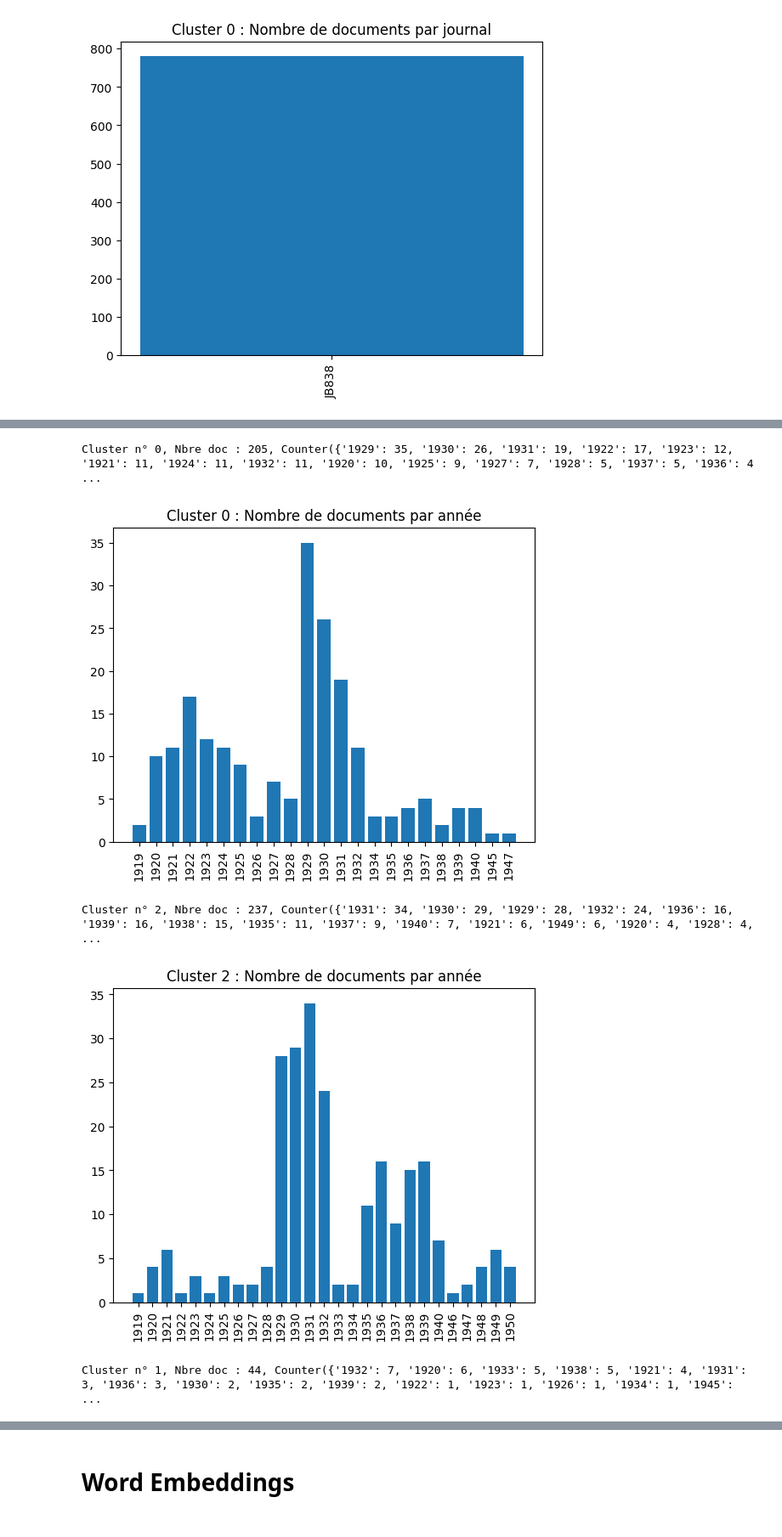
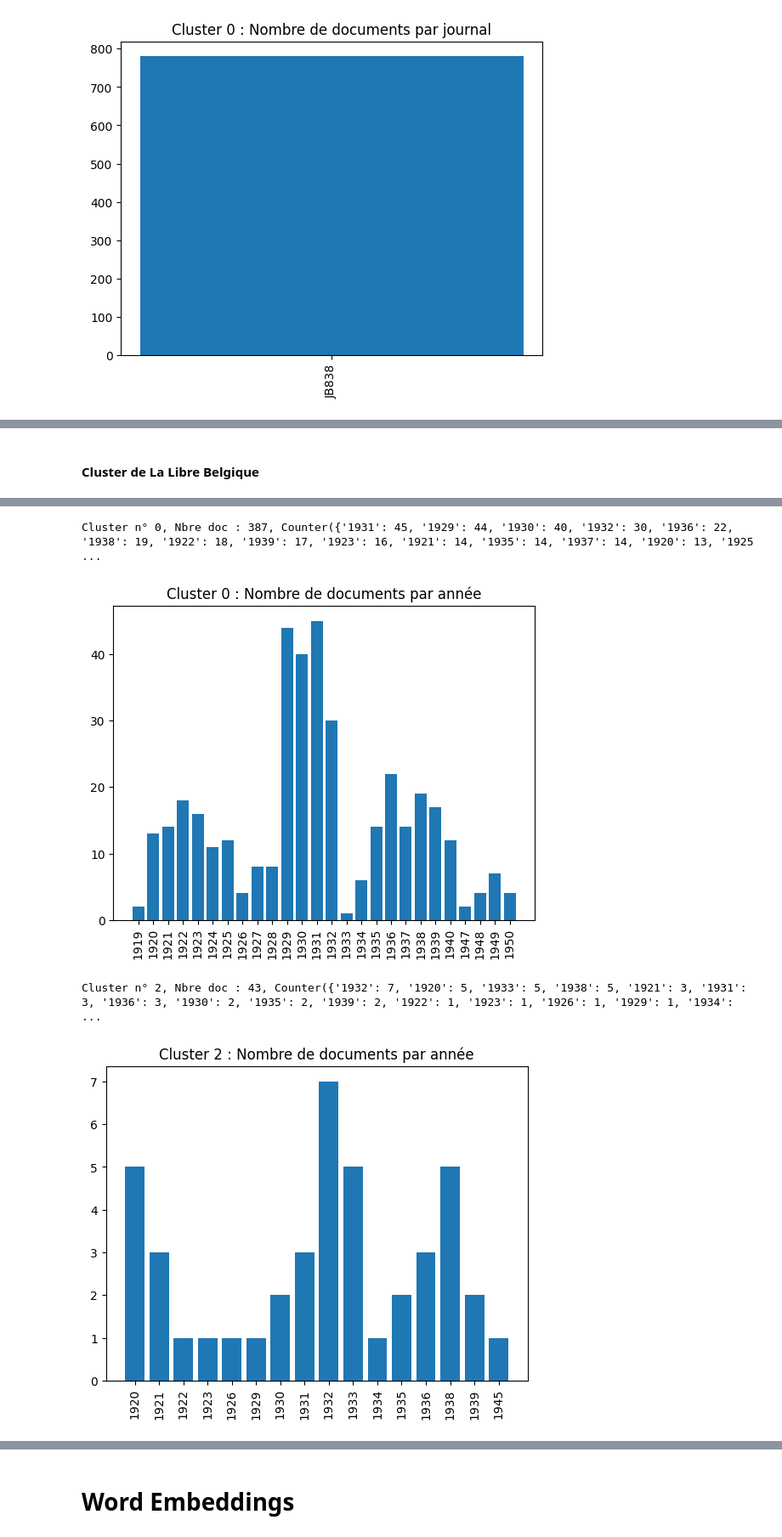
Before and after one commit to glm-q/tac, a Jupyter notebook: tp4/tp4_notebook.ipynb, the cells around one changed output, grey strips where cells are left out. Shown at 85% size. Drawn from its saved outputs; the diff is of its cells as text; code cells hidden in the pictures.

Commit message:
clustering + output

```diff
--- a/tp4/tp4_notebook.ipynb
+++ b/tp4/tp4_notebook.ipynb
@@ -555,15 +698,15 @@ for i in nomAnnees :
 
     print(i)
     print("Personnes :")
-    for person, freq in sorted_people[:5]:
+    for person, freq in sorted_people[:10]:
         print(f"{person} apparait {freq} fois dans le corpus")
 
     print("Lieux :")
-    for place, freq in sorted_places[:5]:
+    for place, freq in sorted_places[:10]:
         print(f"{place} apparait {freq} fois dans le corpus")
 
     print("Organisations :")
-    for orga, freq in sorted_orga[:5]:
+    for orga, freq in sorted_orga[:10]:
         print(f"{orga} apparait {freq} fois dans le corpus")
 
     print("---")
@@ -846,19 +1080,19 @@ tfidf_vectors_list = [tfidf_vectors_LLB, tfidf_vectors_LP, tfidf_vectors_LS]
 
 # Elbow method pour déterminer le nbre de clusters optimal
 
-for i in tfidf_vectors_list:
+for i in len(tfidf_vectors_list):
 
     distortions = []
     K = range(1,15)
     for k in K:
         kmeanModel = KMeans(n_clusters=k)
-        kmeanModel.fit(i)
+        kmeanModel.fit(tfidf_vectors_list[i])
         distortions.append(kmeanModel.inertia_)
 
     plt.figure(figsize=(16,8))
     plt.plot(K, distortions, 'bx-')
     plt.xlabel('k')
     plt.ylabel('Distortion')
-    plt.title(f'The Elbow Method showing the optimal k')
+    plt.title(f'The Elbow Method showing the optimal k for {i}')
     plt.show()
 # %% [output]
@@ -868,9 +1102,9 @@ for i in tfidf_vectors_list:
+# %% [markdown]
+#### Cluster de La Libre Belgique
 # %%
-## Exemple avec La Libre Belgique
-
 # Nbre clusters
 
-N_CLUSTERS = 5
+N_CLUSTERS = 3
 
 # Instancier le modèle K-Means et ses arguments
 
@@ -951,31 +1185,4 @@ for key in clustering.keys():
     plt.xticks(rotation=90)
     plt.title(f"Cluster {key} : Nombre de documents par année")
     plt.show()
-
-# Regarder les mots-clés de chaque cluster
-
-for key in clustering.keys():
-
-    # Instantier l'extracteur de mots clés en fr + les 50 premiers
-    kw_extractor = yake.KeywordExtractor(lan="fr", top=50)
-
-    # Récupérer le texte sauvegardé ci-dessus
-    text = open(os.path.join(temp_path, f'tp4_LLB_cluster_{key}.txt'), 'r', encoding="utf-8").read()
-
-    # Extraire les mots clés de ce texte
-    keywords = kw_extractor.extract_keywords(text)
-
-    # Ne garder que les bigrammes / trigrammes
-    kept_bigrams = []
-    kept_trigrams = []
-    for kw, score in keywords:
-        words = kw.split()
-        if len(words) == 2: # si c'est un bigramme
-            kept_bigrams.append(kw)
-        elif len(words) == 3: # si c'est un trigramme
-            kept_trigrams.append(kw)
-
-    print(f"Bigrammes récurrents, cluster n° {key} : {kept_bigrams}")
-    print(f"Trigrammes récurrents, cluster n° {key} : {kept_trigrams}")
-    print("")
 # %% [output]
@@ -990,5 +1195,4 @@ Cluster n° 4, Nbre doc : 187, Counter({'1929': 19, '1920': 18, '1930': 18, '191
-Cluster n° 0, Nbre doc : 205, Counter({'1929': 35, '1930': 26, '1931': 19, '1922': 17, '1923': 12, '1921': 11, '1924': 11, '1932': 11, '1920': 10, '1925': 9, '1927': 7, '1928': 5, '1937': 5, '1936': 4 ...
+Cluster n° 0, Nbre doc : 387, Counter({'1931': 45, '1929': 44, '1930': 40, '1932': 30, '1936': 22, '1938': 19, '1922': 18, '1939': 17, '1923': 16, '1921': 14, '1935': 14, '1937': 14, '1920': 13, '1925 ...
-[figure, old version]
+[figure, new version]
-Cluster n° 2, Nbre doc : 237, Counter({'1931': 34, '1930': 29, '1929': 28, '1932': 24, '1936': 16, '1939': 16, '1938': 15, '1935': 11, '1937': 9, '1940': 7, '1921': 6, '1949': 6, '1920': 4, '1928': 4, ...
+Cluster n° 2, Nbre doc : 43, Counter({'1932': 7, '1920': 5, '1933': 5, '1938': 5, '1921': 3, '1931': 3, '1936': 3, '1930': 2, '1935': 2, '1939': 2, '1922': 1, '1923': 1, '1926': 1, '1929': 1, '1934':  ...
-[figure, old version]
+[figure, new version]
-Cluster n° 1, Nbre doc : 44, Counter({'1932': 7, '1920': 6, '1933': 5, '1938': 5, '1921': 4, '1931': 3, '1936': 3, '1930': 2, '1935': 2, '1939': 2, '1922': 1, '1923': 1, '1926': 1, '1934': 1, '1945':  ...
```
Also changed, not shown: parts of 62 cells of this notebook.
